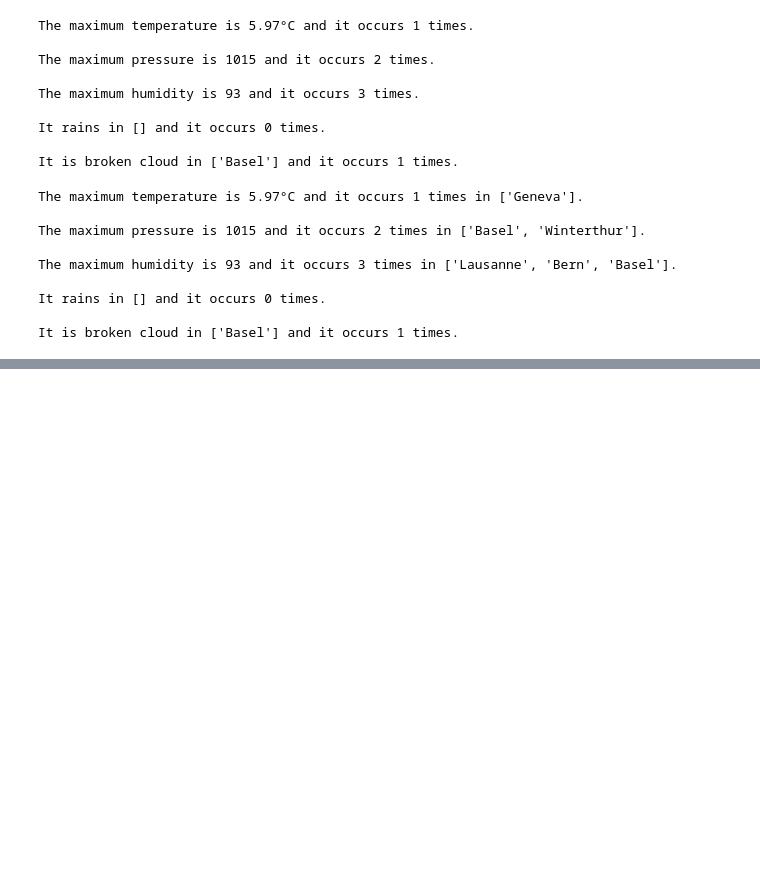
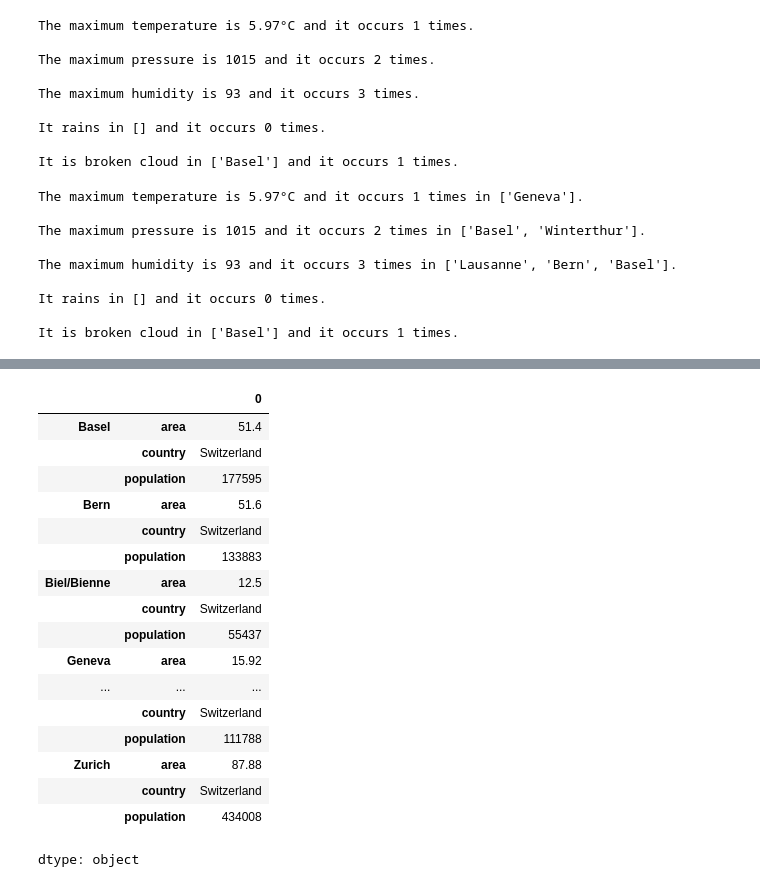
Before and after one commit to CristianRavalli/CAS-INFE, a Jupyter notebook: CAS_Python_Summary.ipynb, the cells around one changed output, grey strips where cells are left out. Cells and saved outputs as stored; diff of their text form; code cells hidden in the pictures; blank space fills up the shorter version.

Commit message:
Pandas Series and Dataframe manipulation

```diff
--- a/CAS_Python_Summary.ipynb
+++ b/CAS_Python_Summary.ipynb
@@ -1513,0 +1588,4 @@ It is broken cloud in ['Basel'] and it occurs 1 times.
+# %%
+# Dataframes are easier to work with. hence we should convert our series
+df = cities_series.unstack()
+df
@@ -1513,0 +1626,23 @@ It is broken cloud in ['Basel'] and it occurs 1 times.
+# %%
+# Using stack to reverse
+df_stack = df.stack()
+df_stack
+# %% [output]
+|  |  | 0 |
+| Basel | area | 51.4 |
+|  | country | Switzerland |
+|  | population | 177595 |
+| Bern | area | 51.6 |
+|  | country | Switzerland |
+|  | population | 133883 |
+| Biel/Bienne | area | 12.5 |
+|  | country | Switzerland |
+|  | population | 55437 |
+| Geneva | area | 15.92 |
+| ... | ... | ... |
+|  | country | Switzerland |
+|  | population | 111788 |
+| Zurich | area | 87.88 |
+|  | country | Switzerland |
+|  | population | 434008 |
+dtype: object
```
Also changed, not shown: parts of 6 cells of this notebook.
